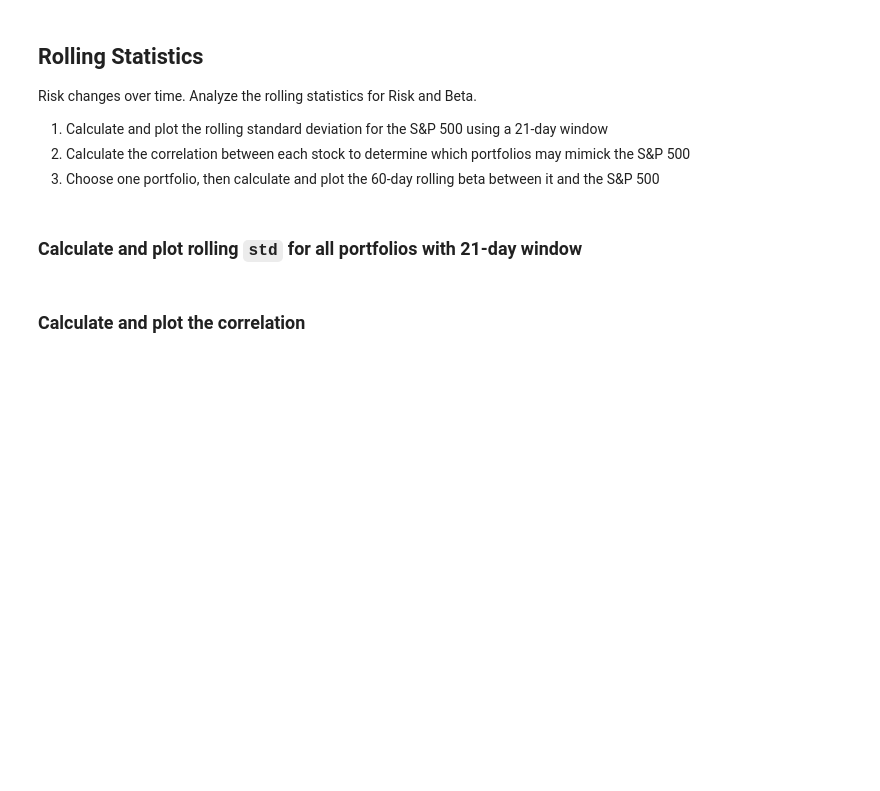
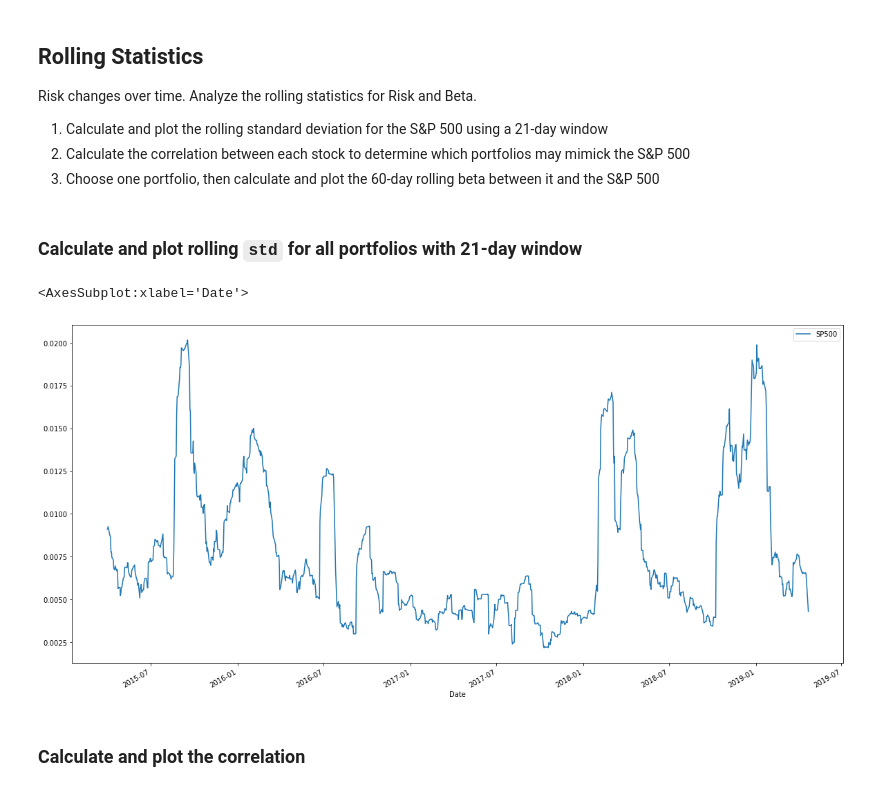
Before and after one commit to rimpi1612/pandas-portfolio, a Jupyter notebook: whale_analysis.ipynb, the cells around one changed output. Drawn from its saved outputs; the diff is of its cells as text; code cells hidden in the pictures; blank space fills up the shorter version.

```diff
--- a/whale_analysis.ipynb
+++ b/whale_analysis.ipynb
@@ -124,8 +367,12 @@ Risk changes over time. Analyze the rolling statistics for Risk and Beta.
 ### Calculate and plot rolling `std` for all portfolios with 21-day window
 # %%
 # Calculate the rolling standard deviation for all portfolios using a 21-day window
-
+sp500_rolling_21 = combine_df_daily[["SP500"]].rolling(window = 21).std()
 # Plot the rolling standard deviation
+sp500_rolling_21.plot(figsize = (20,10))
+# %% [output]
+<AxesSubplot:xlabel='Date'>
+[figure, added]
 # %% [markdown]
 ### Calculate and plot the correlation
 # %%
```
Also changed, not shown: parts of 67 cells of this notebook.
